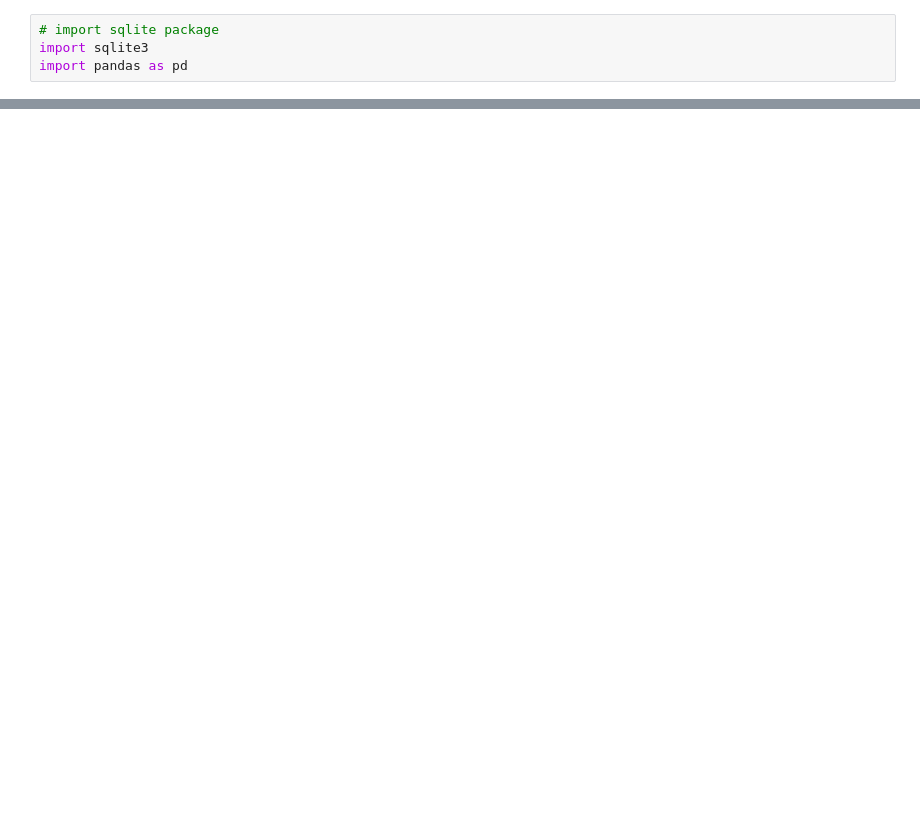
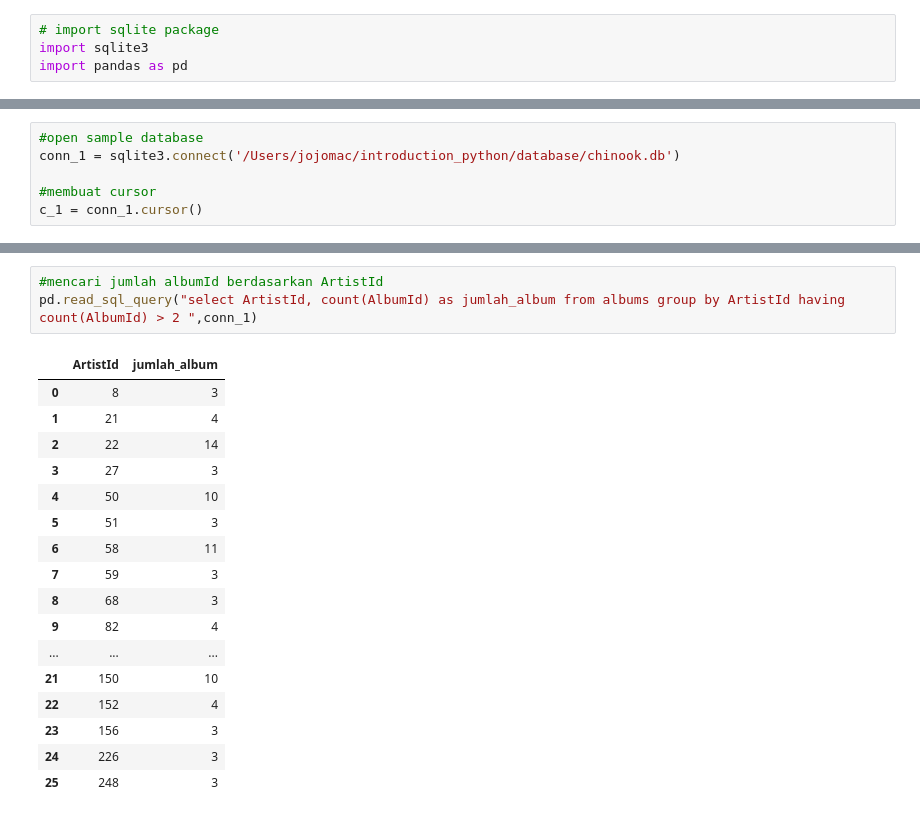
Before and after one commit to simamoradavids99/introduction_python, a Jupyter notebook: sqlite_with_python.ipynb, the cells around one changed output, grey strips where cells are left out. Saved outputs shown, nothing was run; the diff lists cells and outputs as text; blank space fills up the shorter version.

Commit message:
adding tutorial sqlite and keyword sql

```diff
--- a/sqlite_with_python.ipynb
+++ b/sqlite_with_python.ipynb
@@ -24,0 +62,6 @@ print(cur.fetchall())
+# %%
+#open sample database
+conn_1 = sqlite3.connect('/Users/jojomac/introduction_python/database/chinook.db')
+
+#membuat cursor
+c_1 = conn_1.cursor()
@@ -24,0 +231,21 @@ print(cur.fetchall())
+# %%
+#mencari jumlah albumId berdasarkan ArtistId
+pd.read_sql_query("select ArtistId, count(AlbumId) as jumlah_album from albums group by ArtistId having count(AlbumId) > 2 ",conn_1)
+# %% [output]
+|  | ArtistId | jumlah_album |
+| 0 | 8 | 3 |
+| 1 | 21 | 4 |
+| 2 | 22 | 14 |
+| 3 | 27 | 3 |
+| 4 | 50 | 10 |
+| 5 | 51 | 3 |
+| 6 | 58 | 11 |
+| 7 | 59 | 3 |
+| 8 | 68 | 3 |
+| 9 | 82 | 4 |
+| ... | ... | ... |
+| 21 | 150 | 10 |
+| 22 | 152 | 4 |
+| 23 | 156 | 3 |
+| 24 | 226 | 3 |
+| 25 | 248 | 3 |
```
Also changed, not shown: parts of 37 cells of this notebook.
